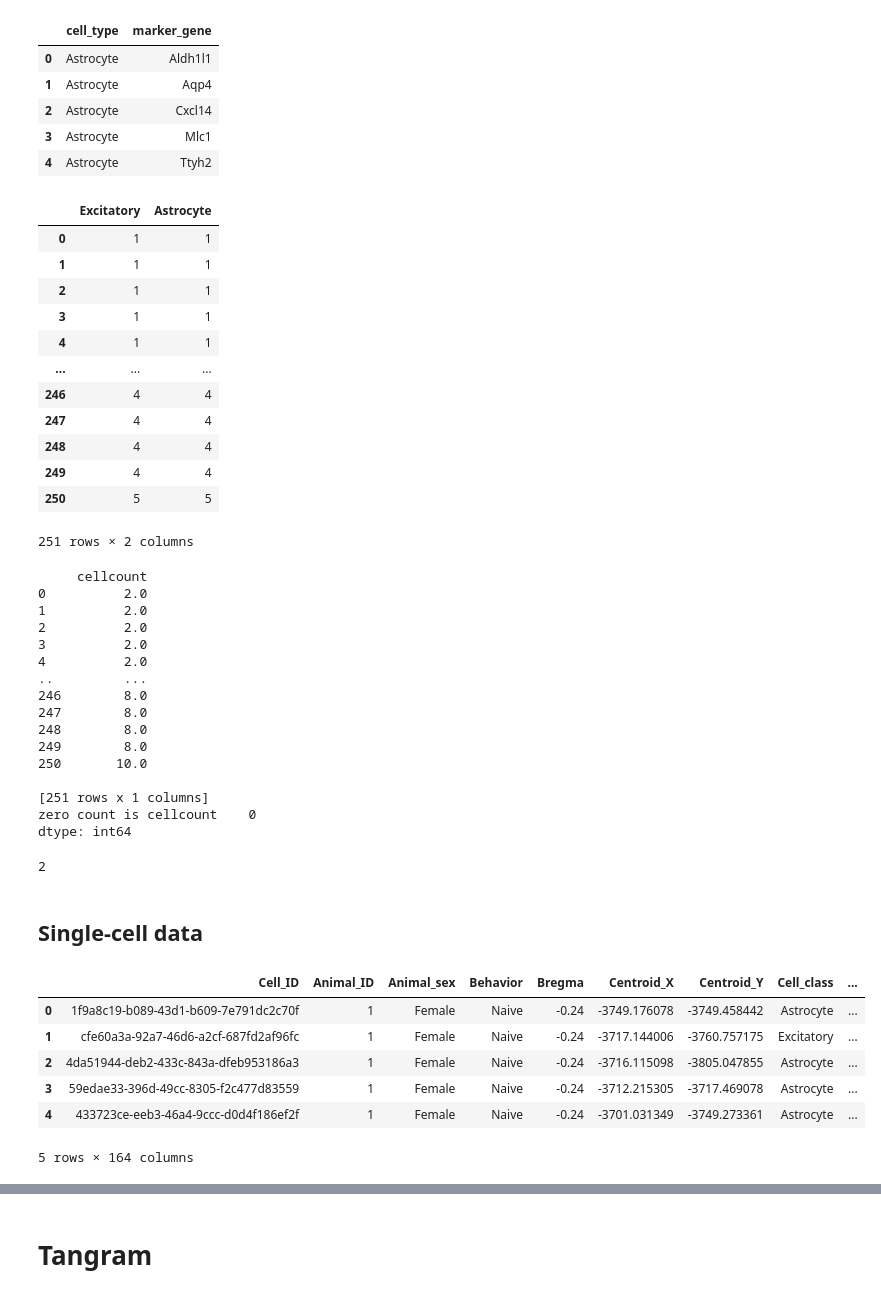
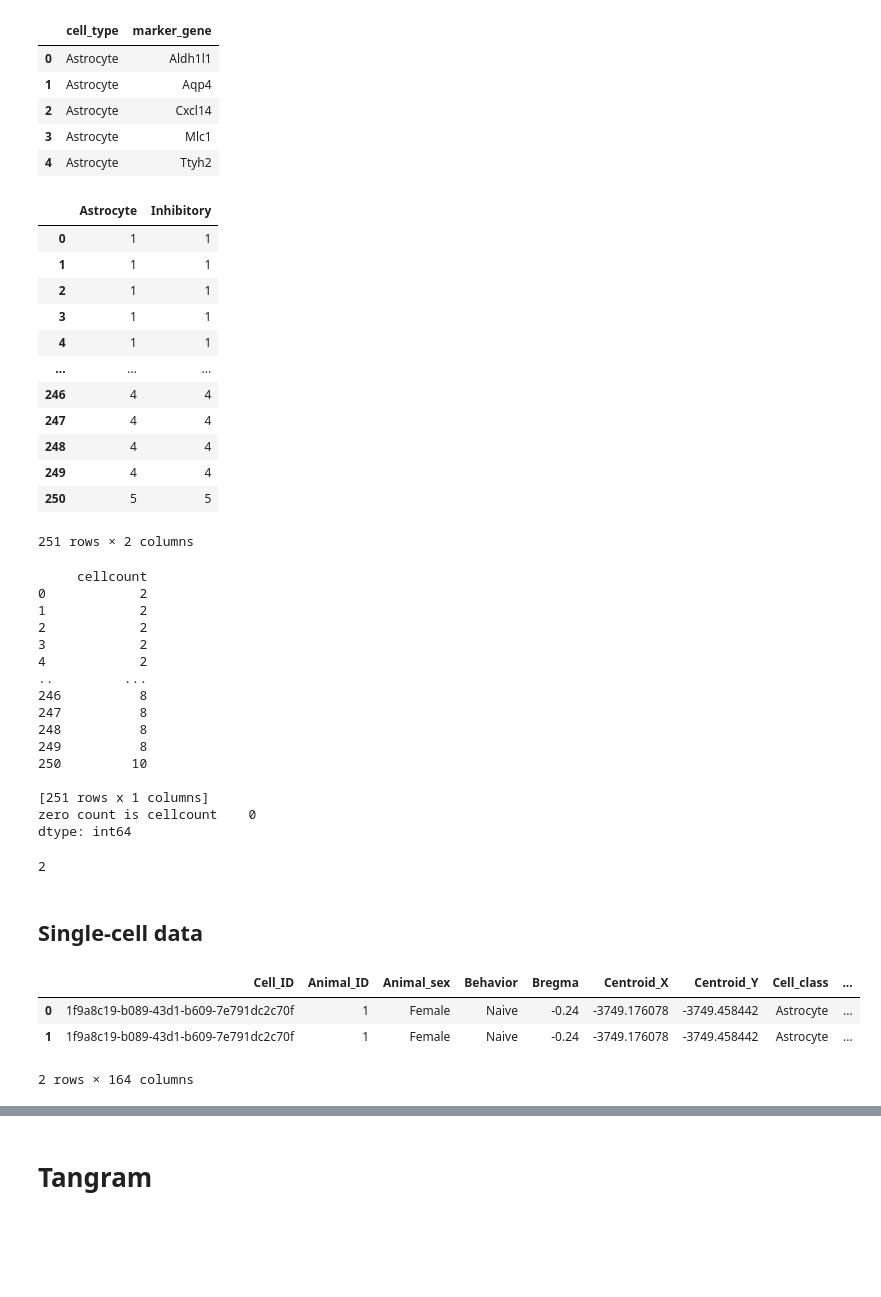
Before and after one commit to 3N4N/stloc, a Jupyter notebook: MERFISH_Tangram.ipynb, the cells around one changed output, grey strips where cells are left out. Drawn from its saved outputs; the diff is of its cells as text; code cells hidden in the pictures; blank space fills up the shorter version.

```diff
--- a/MERFISH_Tangram.ipynb
+++ b/MERFISH_Tangram.ipynb
@@ -30,7 +30,7 @@ torch.cuda.empty_cache()
 device = torch.device("cpu")
 # %%
 project_location = "./"
-project_location = "e:/projects/stloc/"
+# project_location = "e:/projects/stloc/"
 # %% [markdown]
 # Load data
 # %%
@@ -42,7 +42,7 @@ running_data = '2celltypes'
 if running_data != '2celltypes':
     df_st = pd.read_csv(project_location + "data/merfish/merfishSpatial.csv", sep=" ")
 else:
-    df_st = pd.read_csv(project_location + "data/combinationSpatial.csv", sep=",")
+    df_st = pd.read_csv(project_location + "data/twoType/spatialData/" + "Astrocyte"+"Inhibitory" + "Spatial.csv", sep=",")
 coords = df_st['coord']
 df_st.drop(columns=['coord'], inplace=True)
 df_st.head()
@@ -73,7 +73,7 @@ genes = df_st.columns[:155]
 markers = reference.groupby('cell_type').agg(list).marker_gene
 celltypes = reference.cell_type.unique().tolist()
 if running_data == '2celltypes':
-    celltypes = ['Excitatory', 'Astrocyte']
+    celltypes = df_st.columns[-2:]
 expressions = df_st.drop(columns=celltypes)
 expressions = MinMaxScaler().fit_transform(expressions)
 counts_st = pd.DataFrame(expressions, columns=genes)
@@ -81,7 +81,7 @@ cellcount = pd.DataFrame(np.sum(df_st[celltypes], axis=1), columns=['cellcount']
 typeCountDf = df_st[celltypes].astype(int)
 typeCountDf
 # %% [output]
-|  | Excitatory | Astrocyte |
+|  | Astrocyte | Inhibitory |
 | 0 | 1 | 1 |
 | 1 | 1 | 1 |
 | 2 | 1 | 1 |
@@ -101,17 +101,17 @@ print('zero count is',zero)
 len(celltypes)
 # %% [output]
      cellcount
-0          2.0
-1          2.0
-2          2.0
-3          2.0
-4          2.0
+0            2
+1            2
+2            2
+3            2
+4            2
 ..         ...
-246        8.0
-247        8.0
-248        8.0
-249        8.0
-250       10.0
+246          8
+247          8
+248          8
+249          8
+250         10
 
 [251 rows x 1 columns]
 zero count is cellcount    0
@@ -122,17 +122,14 @@ dtype: int64
 # %%
 if running_data != '2celltypes':
     df_sc = pd.read_csv(project_location + "data/merfish/merfishVisium.csv")
 else:
-    df_sc = pd.read_csv(project_location + "data/FaultSingleCell.csv")
-df_sc.head()
+    df_sc = pd.read_csv(project_location + "data/twoType/singleCell/" + celltypes[0] + celltypes[1] + "Single.csv")
+df_sc.head(2)
 # %% [output]
 |  | Cell_ID | Animal_ID | Animal_sex | Behavior | Bregma | Centroid_X | Centroid_Y | Cell_class | ... |
 | 0 | 1f9a8c19-b089-43d1-b609-7e791dc2c70f | 1 | Female | Naive | -0.24 | -3749.176078 | -3749.458442 | Astrocyte | ... |
-| 1 | cfe60a3a-92a7-46d6-a2cf-687fd2af96fc | 1 | Female | Naive | -0.24 | -3717.144006 | -3760.757175 | Excitatory | ... |
-| 2 | 4da51944-deb2-433c-843a-dfeb953186a3 | 1 | Female | Naive | -0.24 | -3716.115098 | -3805.047855 | Astrocyte | ... |
-| 3 | 59edae33-396d-49cc-8305-f2c477d83559 | 1 | Female | Naive | -0.24 | -3712.215305 | -3717.469078 | Astrocyte | ... |
-| 4 | 433723ce-eeb3-46a4-9ccc-d0d4f186ef2f | 1 | Female | Naive | -0.24 | -3701.031349 | -3749.273361 | Astrocyte | ... |
+| 1 | 1f9a8c19-b089-43d1-b609-7e791dc2c70f | 1 | Female | Naive | -0.24 | -3749.176078 | -3749.458442 | Astrocyte | ... |
-5 rows × 164 columns
+2 rows × 164 columns
 # %%
 counts_sc = df_sc[genes]
 obs_sc = df_sc[[x for x in df_sc.columns if x not in genes]]
```
Also changed, not shown: parts of 16 cells of this notebook.
